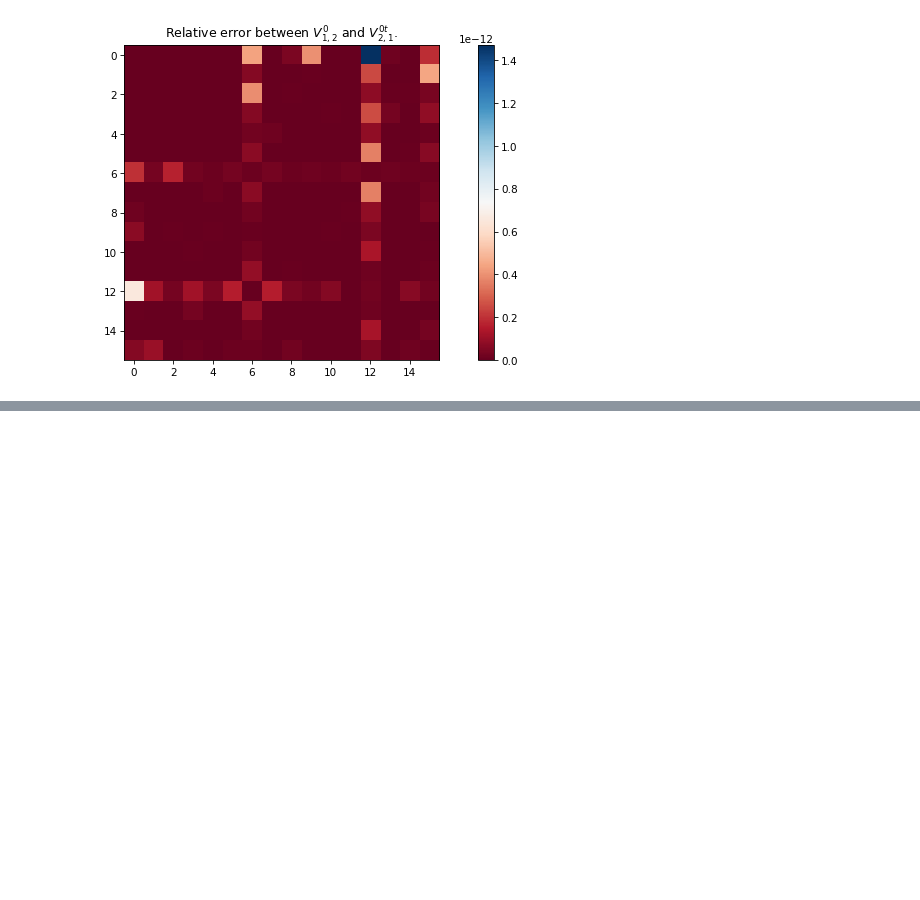
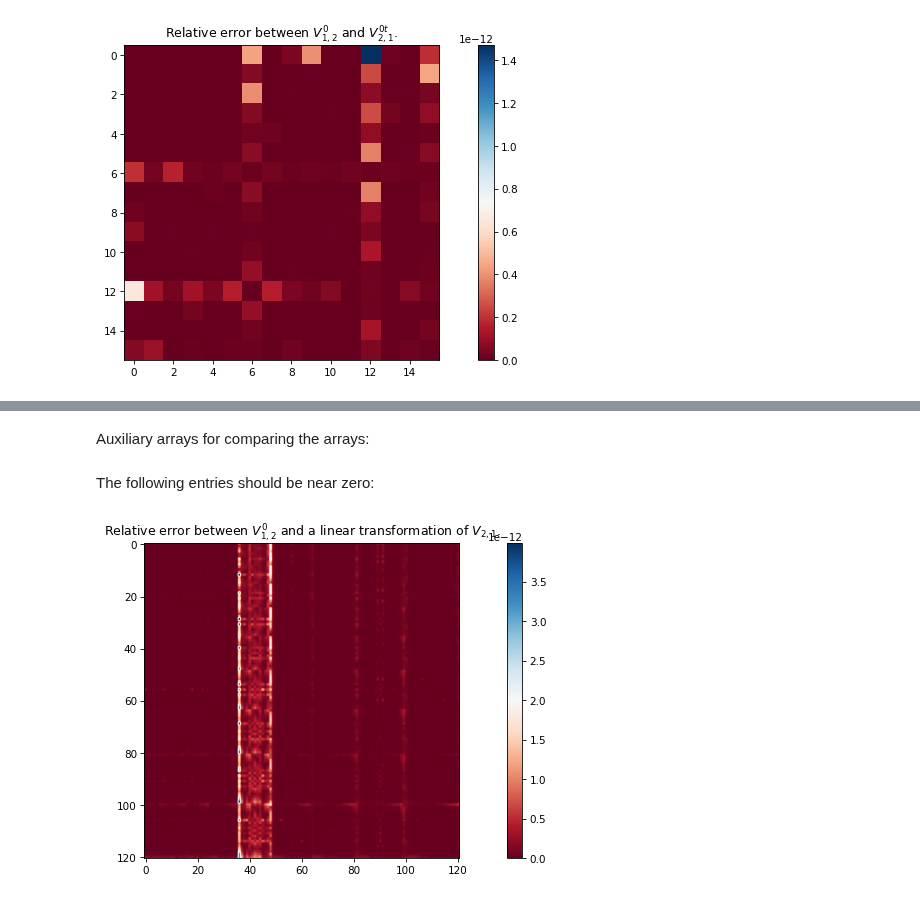
Before and after one commit to iamartineza/biosspheres, a Jupyter notebook: notebooks/crossinteraction_overview.ipynb, the cells around one changed output, grey strips where cells are left out. Cells and saved outputs as stored; diff of their text form; code cells hidden in the pictures; blank space fills up the shorter version.

Commit message:
overview for v_0_sj_semi_analytic_v1d, with Helmholtz and Laplace kernel

```diff
--- a/notebooks/crossinteraction_overview.ipynb
+++ b/notebooks/crossinteraction_overview.ipynb
@@ -282,0 +348,47 @@ Text(0.5, 1.0, 'Relative error between $V_{1,2}^0$ and $V_{2,1}^{0t}$.')
+# %%
+j_l_1 = scipy.special.spherical_jn(np.arange(0, big_l + 1), radio_1 * k0)
+j_l_2 = scipy.special.spherical_jn(np.arange(0, big_l + 1), radio_2 * k0)
+# %%
+final_length, pre_vector_t, transform = quadratures.complex_spherical_harmonic_transform_1d(big_l, big_l_c)
+r_coord_1tf, phi_coord_1tf, cos_theta_coord_1tf = (
+    quadratures.
+    from_sphere_s_cartesian_to_j_spherical_1d(
+        radio_2, p_1, p_2, final_length, pre_vector_t))
+r_coord_2tf, phi_coord_2tf, cos_theta_coord_2tf = (
+    quadratures.
+    from_sphere_s_cartesian_to_j_spherical_1d(
+        radio_1, p_2, p_1, final_length, pre_vector_t))
+# %%
+data_v21 = helmcross.v_0_sj_semi_analytic_v1d(
+    big_l, k0, radio_1, radio_2, j_l_1, r_coord_1tf, phi_coord_1tf,
+    cos_theta_coord_1tf, final_length, transform)
+data_v12 = helmcross.v_0_sj_semi_analytic_v1d(
+    big_l, k0, radio_2, radio_1, j_l_2, r_coord_2tf, phi_coord_2tf,
+    cos_theta_coord_2tf, final_length, transform)
+# %% [markdown]
+Auxiliary arrays for comparing the arrays:
+# %%
+sign_array = np.diag(
+        (-np.ones((big_l + 1)**2))**(np.arange(0, (big_l + 1)**2)))
+giro_array = np.eye((big_l + 1)**2)
+eles = np.arange(0, big_l+1)
+l_square_plus_l = eles * (eles + 1)
+for el in np.arange(1, big_l + 1):
+    giro_array[l_square_plus_l[el] - el:l_square_plus_l[el] + el + 1,
+               l_square_plus_l[el] - el:l_square_plus_l[el] + el + 1] = (
+        np.fliplr(giro_array[
+                  l_square_plus_l[el] - el:l_square_plus_l[el] + el + 1,
+                  l_square_plus_l[el] - el:l_square_plus_l[el] + el + 1]))
+aux = giro_array@sign_array@np.transpose(data_v21)@sign_array@giro_array
+# %% [markdown]
+The following entries should be near zero:
+# %%
+plt.figure(dpi=75., layout='constrained')
+im = np.abs(data_v12 - aux) / np.abs(data_v12)
+plt.imshow(im, cmap='RdBu')
+plt.colorbar()
+plt.title('Relative error between $V_{1,2}^0$ and'
+          ' a linear transformation of $V_{2,1}$.')
+plt.show()
+# %% [output]
+[figure, added]
```
Also changed, not shown: parts of 24 cells of this notebook.
